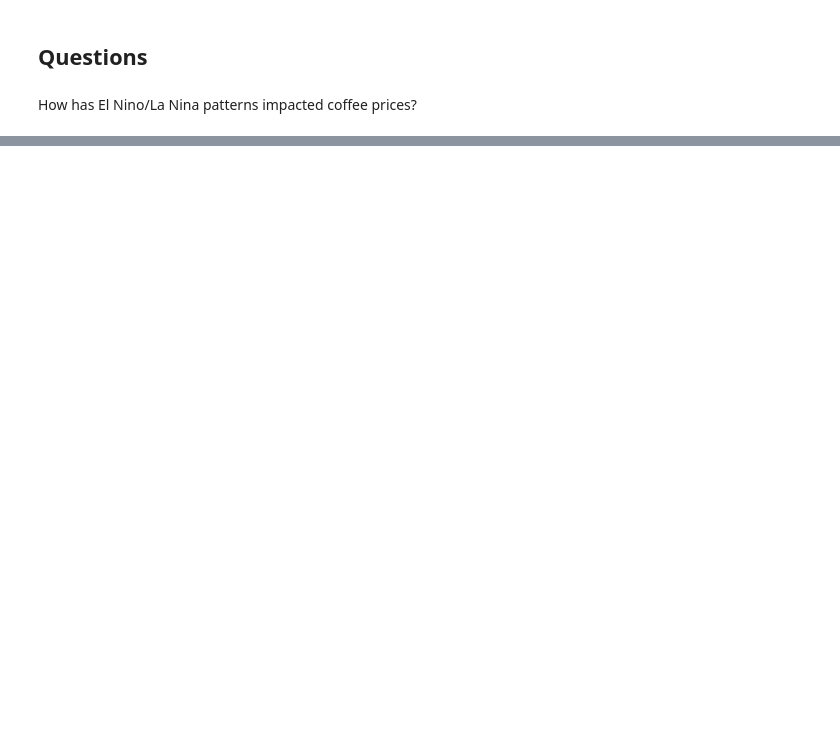
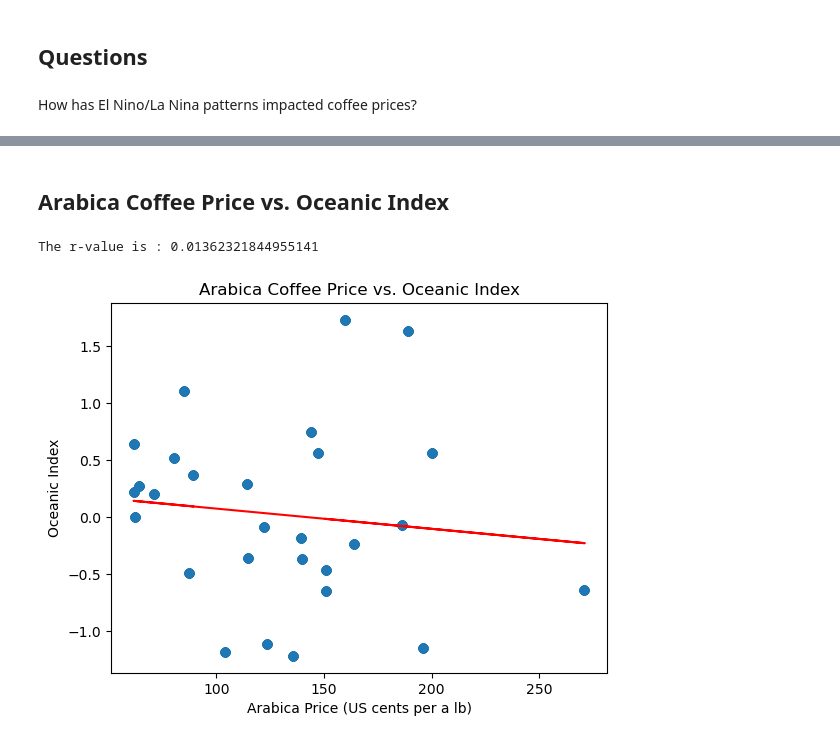
Before and after one commit to AAlbers341/project1_coffee_analysis, a Jupyter notebook: EDA/coffee_data_merged.ipynb, the cells around one changed output, grey strips where cells are left out. Saved outputs shown, nothing was run; the diff lists cells and outputs as text; code cells hidden in the pictures; blank space fills up the shorter version.

```diff
--- a/EDA/coffee_data_merged.ipynb
+++ b/EDA/coffee_data_merged.ipynb
@@ -58,0 +67,17 @@ plt.show()
+# %% [markdown]
+## Arabica Coffee Price vs. Oceanic Index
+# %%
+regression_analysis(coffee_data_df,'Global Price of Arabica Coffee (US cents per a lb)','Oceanic Index')
+
+# Config regression
+plt.xlabel('Arabica Price (US cents per a lb)')
+plt.ylabel('Oceanic Index')
+plt.title('Arabica Coffee Price vs. Oceanic Index')
+
+# Save figure
+plt.savefig('../Visuals/regression_analysis/arabica_oceanic.png')
+
+plt.show()
+# %% [output]
+The r-value is : 0.01362321844955141
+[figure, added]
```
Also changed, not shown: parts of 10 cells of this notebook, 8 other files.
